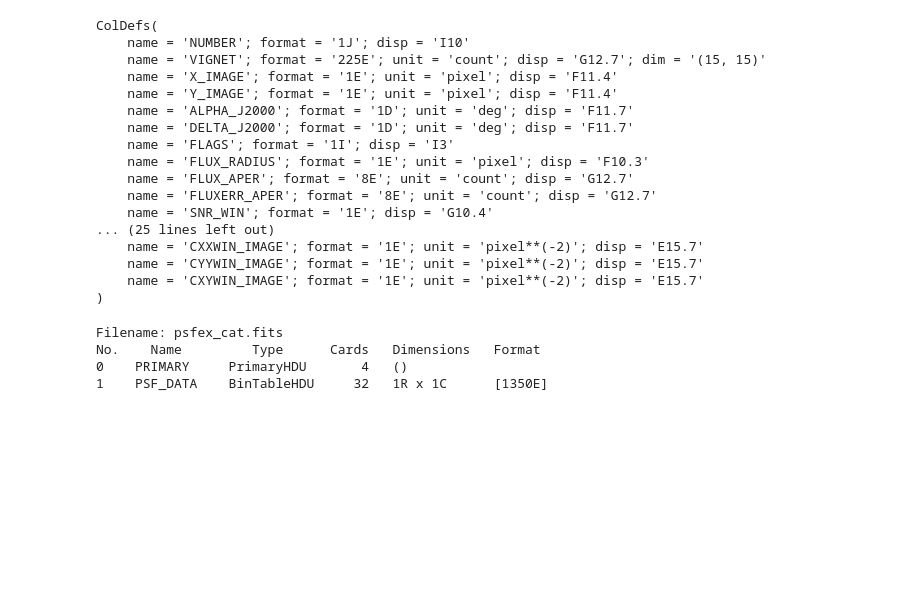
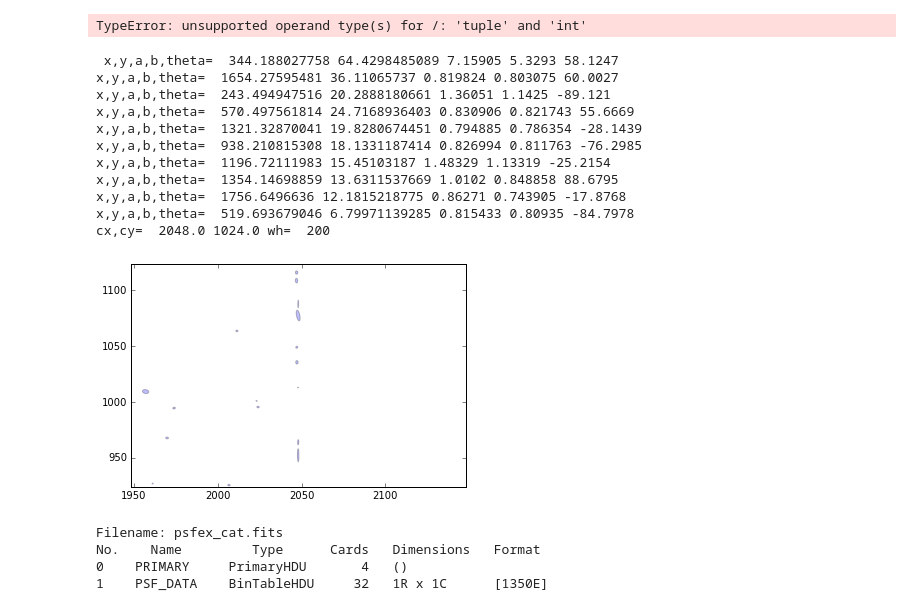
Before and after one commit to gaztanaga/legacypipe, a Jupyter notebook: py/legacypipe/plot_se_pfex_tractor.ipynb, the cells around one changed output. Cells and saved outputs as stored; diff of their text form; code cells hidden in the pictures; blank space fills up the shorter version.

Commit message:
SExtractor ellipses are showing up in plots

```diff
--- a/py/legacypipe/plot_se_pfex_tractor.ipynb
+++ b/py/legacypipe/plot_se_pfex_tractor.ipynb
@@ -9,45 +12,58 @@ img=fits.open('PTF_201101245111_i_p_scie_t121602_u009806956_f02_p002845_c10.fits
+# %%
+a=(2,4)
+a/2
+# %% [output]
+TypeError: unsupported operand type(s) for /: 'tuple' and 'int'
 # %%
-def plot_image(ax,imgfn):
+# def plot_image(ax,imgfn):
+#     a=fits.open(imgfn)
+#     img=a[0].data.shape
+#     for i in len(ax): plt.imshow(img,cmap=plt.get_cmap('gray'))
+
+def plot_se(imgfn,se_cat_fn,wh=200):
+    #image
     a=fits.open(imgfn)
-    img=a[0].data.shape
-    for i in len(ax): plt.imshow(img,cmap=plt.get_cmap('gray'))
-
-def se_objects(ax,se_cat_fn):
+    img=a[0].data
+    cx,cy= img.shape[0]/2.,img.shape[1]/2.
+    #se catalogue
     a=fits.open(se_cat_fn)
     a2=a[2].data
     cols= a[2].columns
-    ells = [Ellipse(xy=[x,y], width=2*a, height=2*b, angle=theta)
-        for x,y,a,b,theta in zip(a2['XWIN_IMAGE'],a2['YWIN_IMAGE'],\
-                a2['AWIN_IMAGE'],a2['BWIN_IMAGE'],a2['THETAWIN_IMAGE'])]
+    ells=[]
+    cnt=0
+    for x,y,a,b,theta in zip(a2['XWIN_IMAGE'],a2['YWIN_IMAGE'],\
+                a2['AWIN_IMAGE'],a2['BWIN_IMAGE'],a2['THETAWIN_IMAGE']):
+        cnt+=1
+        if cnt <= 10: print "x,y,a,b,theta= ",x,y,a,b,theta
+        ells.append(Ellipse(xy=[x,y], width=2*a, height=2*b, angle=theta))
+#     ells = [Ellipse(xy=[x,y], width=2*a, height=2*b, angle=theta)
+#         for x,y,a,b,theta in zip(a2['XWIN_IMAGE'],a2['YWIN_IMAGE'],\
+#                 a2['AWIN_IMAGE'],a2['BWIN_IMAGE'],a2['THETAWIN_IMAGE'])]
+    fig,ax = plt.subplots()
     for e in ells:
         ax.add_artist(e)
-        e.set_clip_box(ax.bbox)
+#         e.set_clip_box(ax.bbox)
         e.set_alpha(0.25)
         e.set_facecolor('b')
+    print 'cx,cy= ',cx,cy,'wh= ',wh
+    ax.set_xlim(cx-wh/2.,cx+wh/2.)
+    ax.set_ylim(cy-wh/2.,cy+wh/2.)
+    plt.show()
 
-fig,axes = plt.figure(1)
-plot_image(ax,'PTF_201101245111_i_p_scie_t121602_u009806956_f02_p002845_c10.fits')
-se_objects(ax,'se_cat2.fits')
-# ax=axes.flatten()
-plt.show()
+plot_se('PTF_201101245111_i_p_scie_t121602_u009806956_f02_p002845_c10.fits','se_cat3.fits')
 # %% [output]
-ColDefs(
-    name = 'NUMBER'; format = '1J'; disp = 'I10'
-    name = 'VIGNET'; format = '225E'; unit = 'count'; disp = 'G12.7'; dim = '(15, 15)'
-    name = 'X_IMAGE'; format = '1E'; unit = 'pixel'; disp = 'F11.4'
-    name = 'Y_IMAGE'; format = '1E'; unit = 'pixel'; disp = 'F11.4'
-    name = 'ALPHA_J2000'; format = '1D'; unit = 'deg'; disp = 'F11.7'
-    name = 'DELTA_J2000'; format = '1D'; unit = 'deg'; disp = 'F11.7'
-    name = 'FLAGS'; format = '1I'; disp = 'I3'
-    name = 'FLUX_RADIUS'; format = '1E'; unit = 'pixel'; disp = 'F10.3'
-    name = 'FLUX_APER'; format = '8E'; unit = 'count'; disp = 'G12.7'
-    name = 'FLUXERR_APER'; format = '8E'; unit = 'count'; disp = 'G12.7'
-    name = 'SNR_WIN'; format = '1E'; disp = 'G10.4'
-... (25 lines left out)
-    name = 'CXXWIN_IMAGE'; format = '1E'; unit = 'pixel**(-2)'; disp = 'E15.7'
-    name = 'CYYWIN_IMAGE'; format = '1E'; unit = 'pixel**(-2)'; disp = 'E15.7'
-    name = 'CXYWIN_IMAGE'; format = '1E'; unit = 'pixel**(-2)'; disp = 'E15.7'
-)
+ x,y,a,b,theta=  344.188027758 64.4298485089 7.15905 5.3293 58.1247
+x,y,a,b,theta=  1654.27595481 36.11065737 0.819824 0.803075 60.0027
+x,y,a,b,theta=  243.494947516 20.2888180661 1.36051 1.1425 -89.121
+x,y,a,b,theta=  570.497561814 24.7168936403 0.830906 0.821743 55.6669
+x,y,a,b,theta=  1321.32870041 19.8280674451 0.794885 0.786354 -28.1439
+x,y,a,b,theta=  938.210815308 18.1331187414 0.826994 0.811763 -76.2985
+x,y,a,b,theta=  1196.72111983 15.45103187 1.48329 1.13319 -25.2154
+x,y,a,b,theta=  1354.14698859 13.6311537669 1.0102 0.848858 88.6795
+x,y,a,b,theta=  1756.6496636 12.1815218775 0.86271 0.743905 -17.8768
+x,y,a,b,theta=  519.693679046 6.79971139285 0.815433 0.80935 -84.7978
+cx,cy=  2048.0 1024.0 wh=  200
+[figure, added]
 # %%
 a=fits.open('psfex_cat.fits')
 a.info()
```
Also changed, not shown: parts of 1 cell of this notebook.
